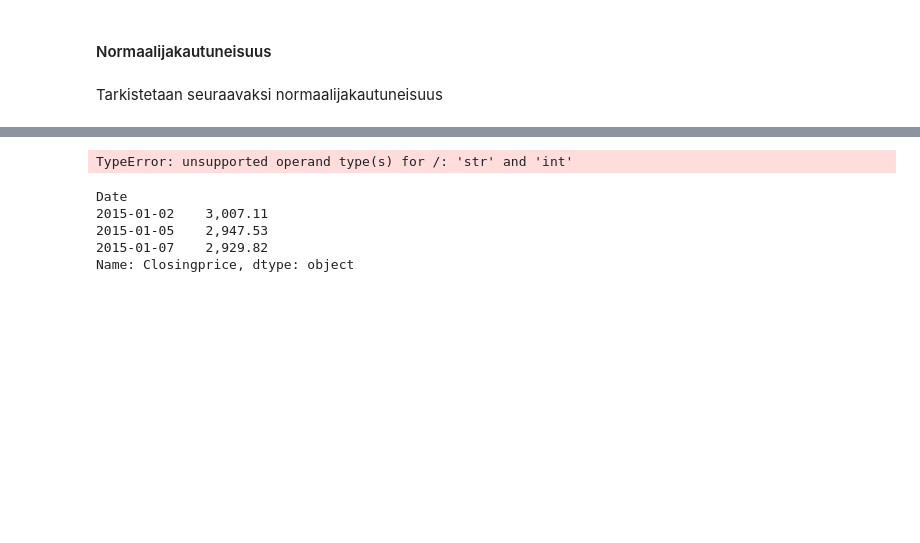
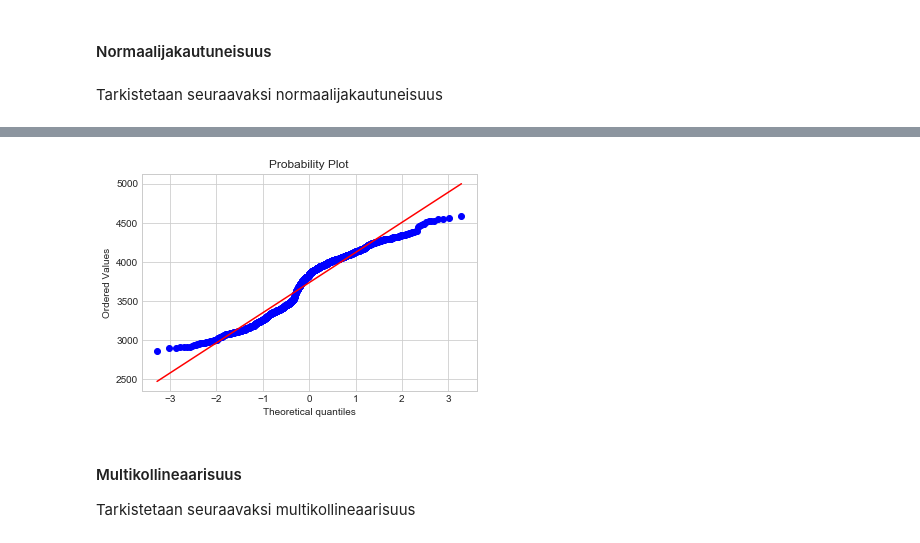
Before and after one commit to juhanurmonen/lineaarisen-regressiomallin-oletukset, a Jupyter notebook: lineaarisen-regression-oletukset.ipynb, the cells around one changed output, grey strips where cells are left out. Drawn from its saved outputs; the diff is of its cells as text; code cells hidden in the pictures; blank space fills up the shorter version.

```diff
--- a/lineaarisen-regression-oletukset.ipynb
+++ b/lineaarisen-regression-oletukset.ipynb
@@ -207,13 +238,11 @@ Tarkistetaan seuraavaksi normaalijakautuneisuus
 # %%
-stats.probplot(x_markkinat[:], dist="norm", plot=plt)
+#### Markkinaindeksi
+
+stats.probplot(x_markkinat, dist="norm", plot=plt)
 plt.show()
 # %% [output]
-TypeError: unsupported operand type(s) for /: 'str' and 'int'
+[figure, added]
-# %%
-x_markkinat[:3]
-# %% [output]
-Date
-2015-01-02    3,007.11
-2015-01-05    2,947.53
-2015-01-07    2,929.82
-Name: Closingprice, dtype: object
+# %% [markdown]
+#### Multikollineaarisuus
+
+Tarkistetaan seuraavaksi multikollineaarisuus
```
Also changed, not shown: parts of 16 cells of this notebook, 2 other files.
